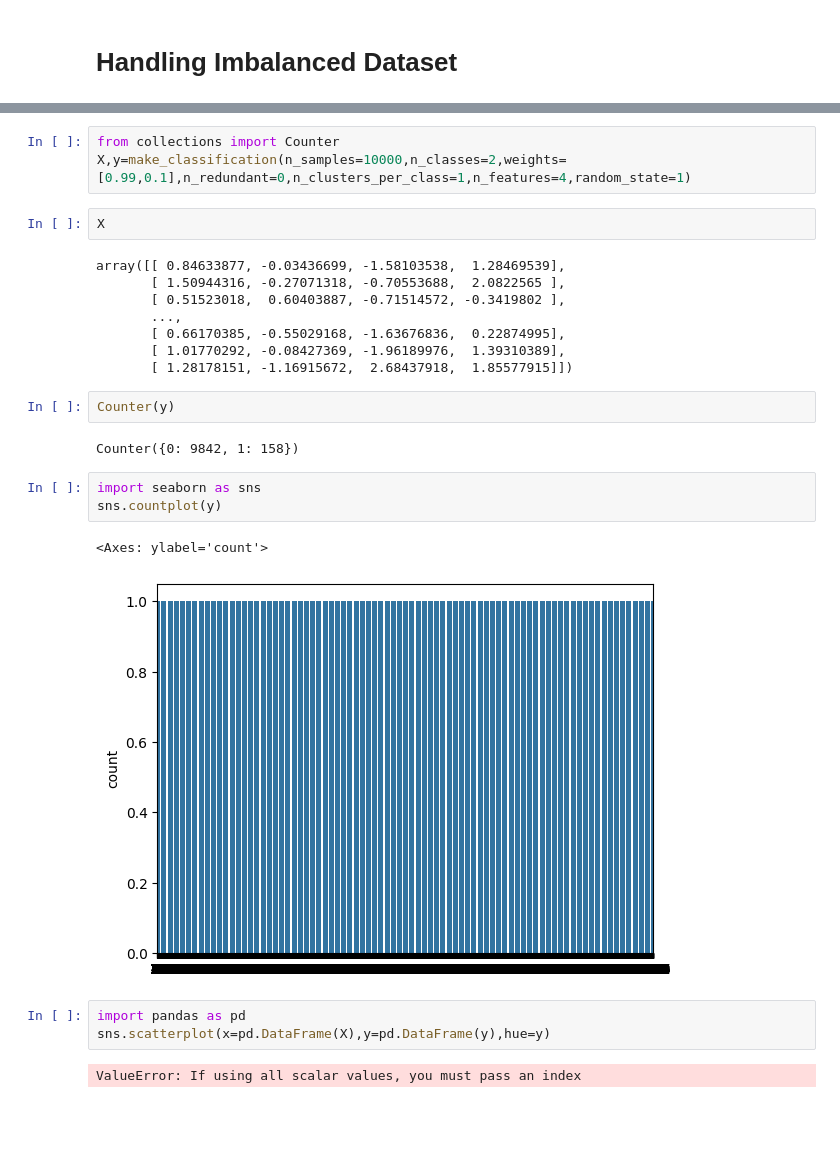
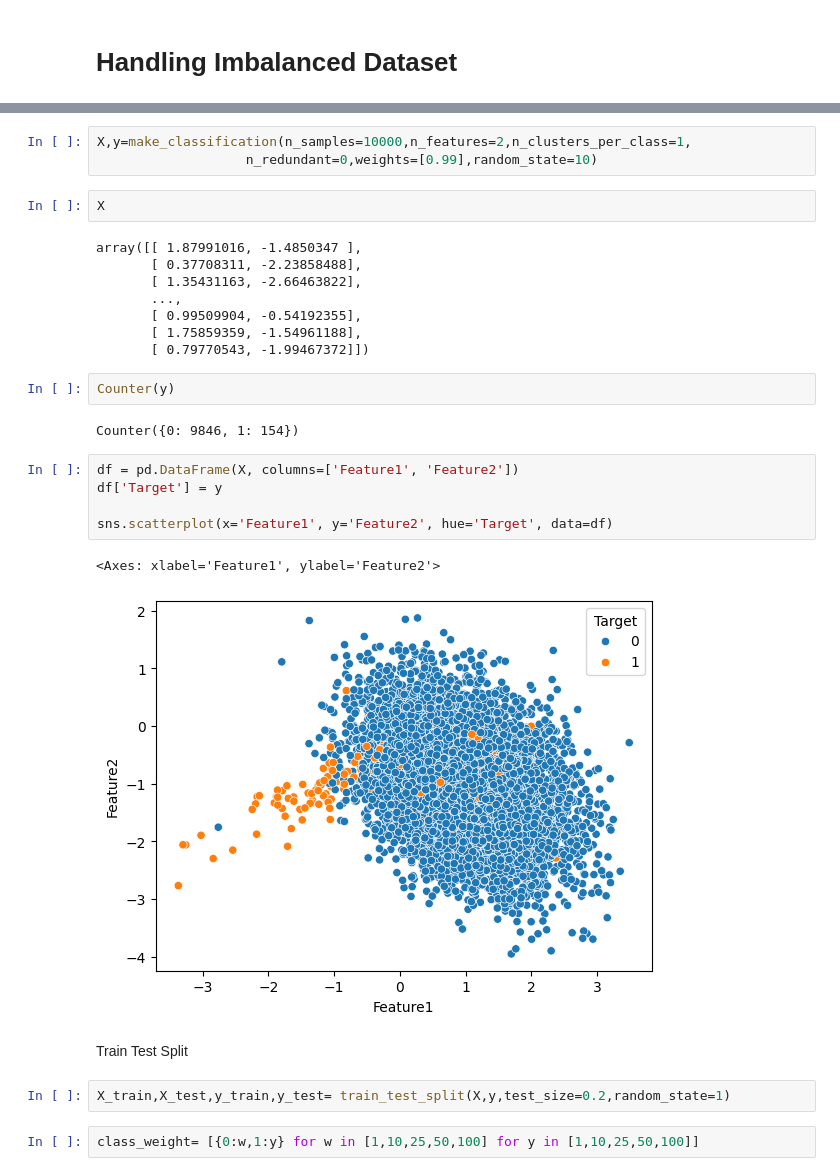
Before and after one commit to Ansumanbhujabal/ML_MLOPS, a Jupyter notebook: Logistic_Regression.ipynb, the cells around one changed output, grey strips where cells are left out. Drawn from its saved outputs; the diff is of its cells as text; blank space fills up the shorter version.

```diff
--- a/Logistic_Regression.ipynb
+++ b/Logistic_Regression.ipynb
@@ -187,28 +189,31 @@ weighted avg       0.59      0.58      0.58      2000
 # %%
-from collections import Counter
-X,y=make_classification(n_samples=10000,n_classes=2,weights=[0.99,0.1],n_redundant=0,n_clusters_per_class=1,n_features=4,random_state=1)
+X,y=make_classification(n_samples=10000,n_features=2,n_clusters_per_class=1,
+                   n_redundant=0,weights=[0.99],random_state=10)
 # %%
 X
 # %% [output]
-array([[ 0.84633877, -0.03436699, -1.58103538,  1.28469539],
-       [ 1.50944316, -0.27071318, -0.70553688,  2.0822565 ],
-       [ 0.51523018,  0.60403887, -0.71514572, -0.3419802 ],
+array([[ 1.87991016, -1.4850347 ],
+       [ 0.37708311, -2.23858488],
+       [ 1.35431163, -2.66463822],
        ...,
-       [ 0.66170385, -0.55029168, -1.63676836,  0.22874995],
-       [ 1.01770292, -0.08427369, -1.96189976,  1.39310389],
-       [ 1.28178151, -1.16915672,  2.68437918,  1.85577915]])
+       [ 0.99509904, -0.54192355],
+       [ 1.75859359, -1.54961188],
+       [ 0.79770543, -1.99467372]])
 # %%
 Counter(y)
 # %% [output]
-Counter({0: 9842, 1: 158})
+Counter({0: 9846, 1: 154})
-# %%
-import seaborn as sns
-sns.countplot(y)
-# %% [output]
-<Axes: ylabel='count'>
-[figure, removed]
-# %%
-import pandas as pd
-sns.scatterplot(x=pd.DataFrame(X),y=pd.DataFrame(y),hue=y)
-# %% [output]
-ValueError: If using all scalar values, you must pass an index
+# %%
+df = pd.DataFrame(X, columns=['Feature1', 'Feature2'])
+df['Target'] = y
+
+sns.scatterplot(x='Feature1', y='Feature2', hue='Target', data=df)
+# %% [output]
+<Axes: xlabel='Feature1', ylabel='Feature2'>
+[figure, added]
+# %% [markdown]
+Train Test Split
+# %%
+X_train,X_test,y_train,y_test= train_test_split(X,y,test_size=0.2,random_state=1)
+# %%
+class_weight= [{0:w,1:y} for w in [1,10,25,50,100] for y in [1,10,25,50,100]]
```
Also changed, not shown: parts of 30 cells of this notebook.
